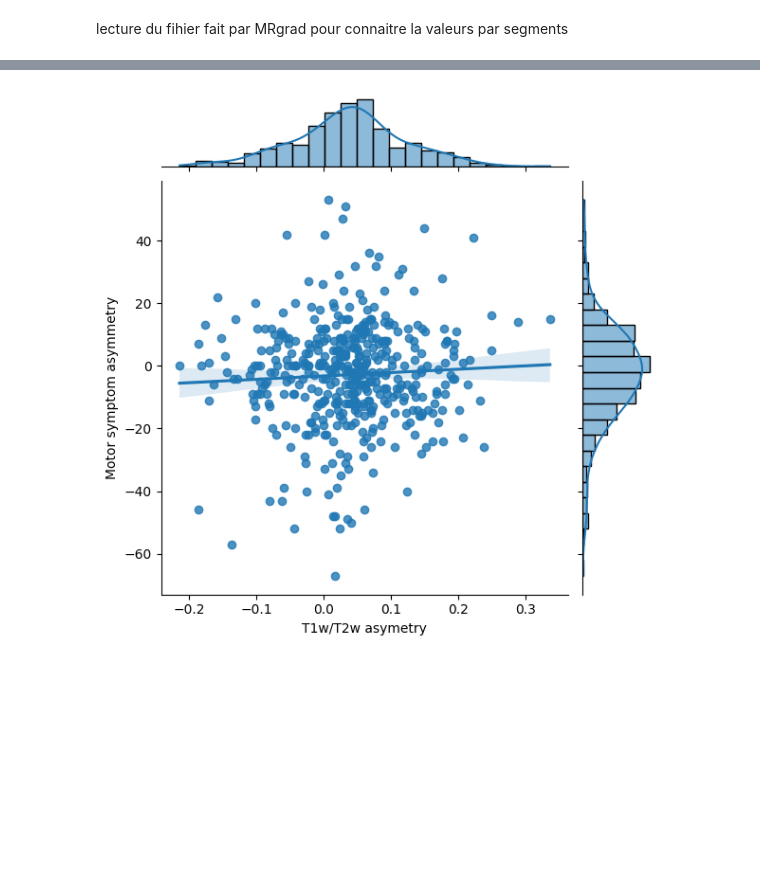
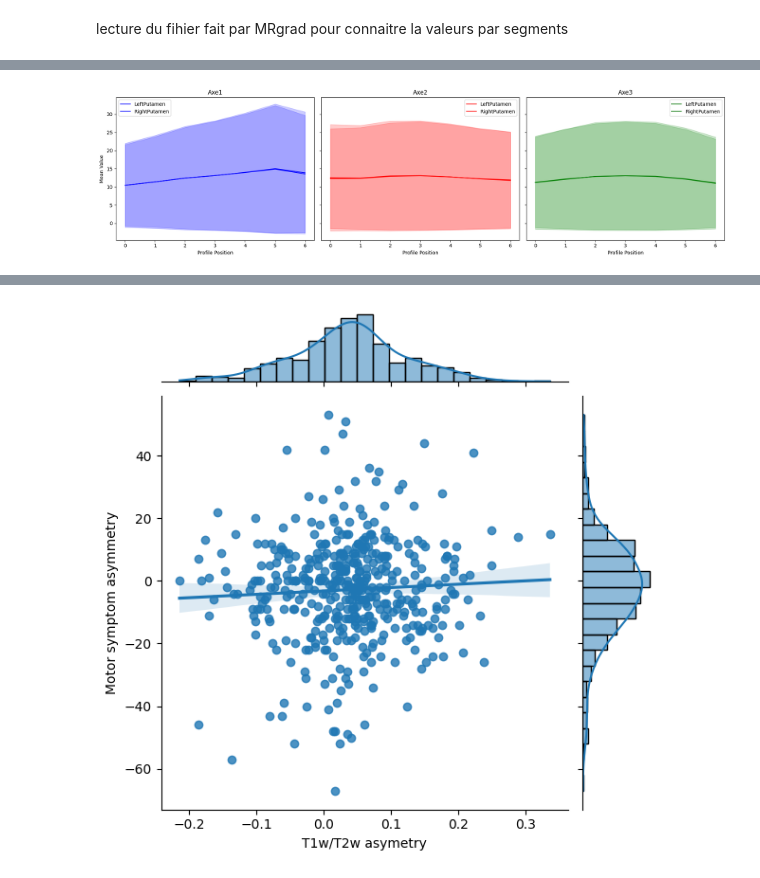
Before and after one commit to RomainViardLille/LiiFE, a Jupyter notebook: Predistim_asymetry.ipynb, the cells around one changed output, grey strips where cells are left out. Drawn from its saved outputs; the diff is of its cells as text; code cells hidden in the pictures; blank space fills up the shorter version.

```diff
--- a/Predistim_asymetry.ipynb
+++ b/Predistim_asymetry.ipynb
@@ -798,3 +789,9 @@ plt.show()
+# %%
+excel_file = os.path.join(pl.STUDY_PATH,'code', 'mrGrad_AvivMezer', 'mrGradOuputs_PutamenVolbrain_T1W_T2W.xlsx')
+rois = ['LeftPutamen', 'RightPutamen']
+plot_roi_profiles(excel_file, rois)
+# %% [output]
+[figure, added]
 # %%
 # Afficher un exemple pour vérifier
 # Calculer la somme des trois dernières colonnes de Axe1 pour LeftPutamen
```
Also changed, not shown: parts of 29 cells of this notebook.
